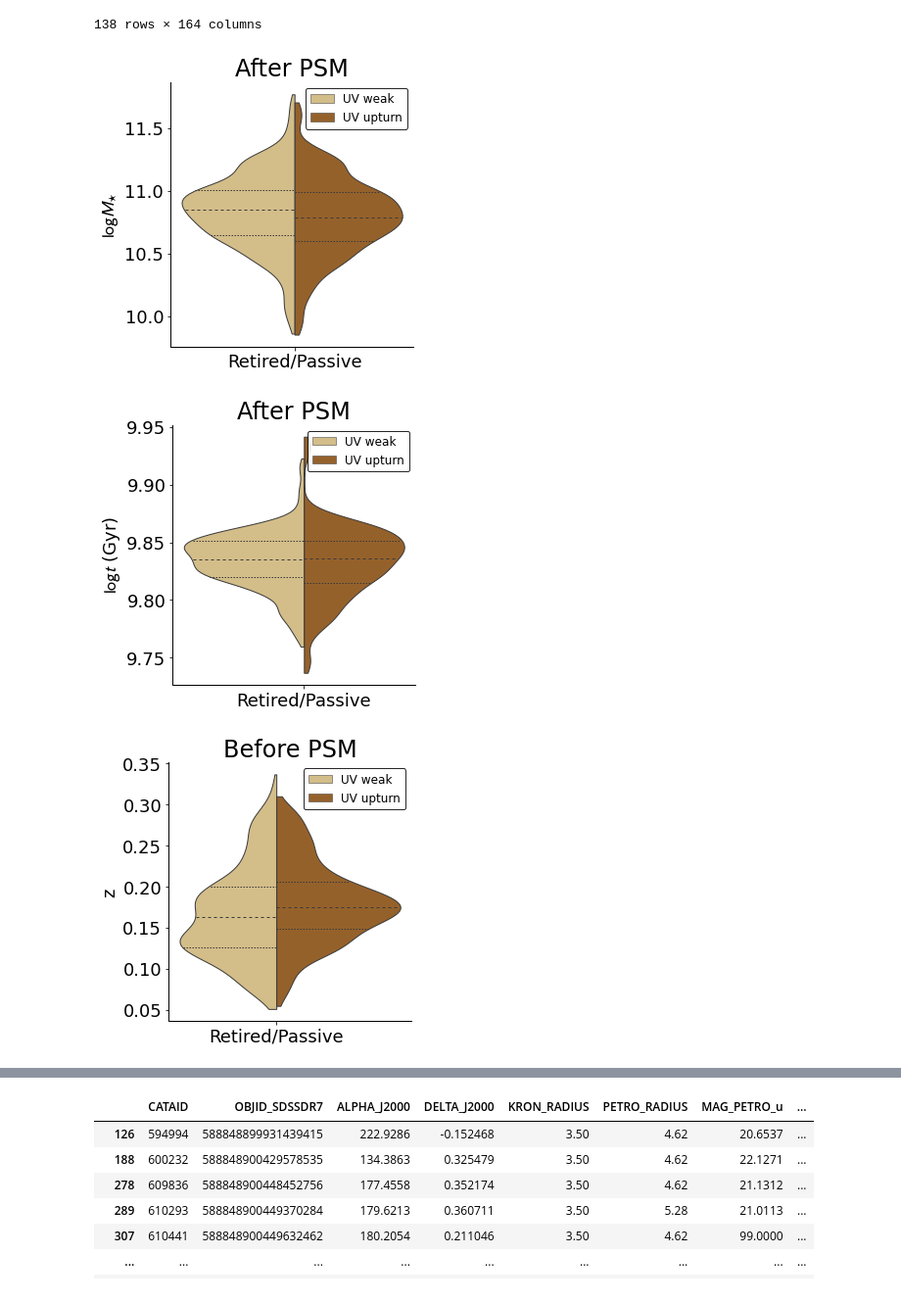
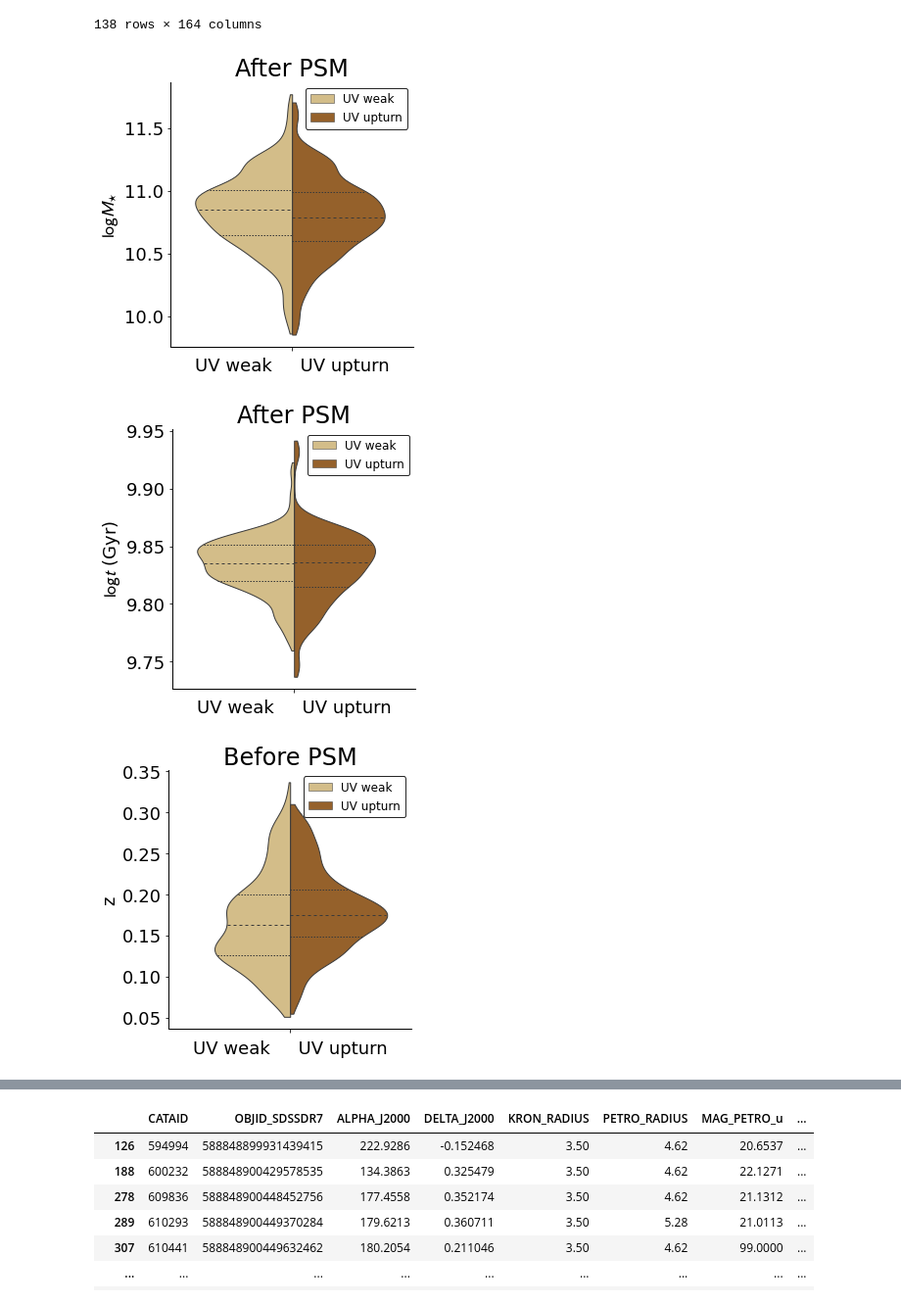
Before and after one commit to mdastro/UVupturn-RSGs, a Jupyter notebook: UV_PSM/UV PSM.ipynb, the cells around one changed output, grey strips where cells are left out. Shown at 98% size. Cells and saved outputs as stored; diff of their text form; code cells hidden in the pictures.

```diff
--- a/UV_PSM/UV PSM.ipynb
+++ b/UV_PSM/UV PSM.ipynb
@@ -363,15 +363,16 @@ leg.set_title(None)
 new_labels = ['UV weak', 'UV upturn']
 for t, l in zip(leg.texts, new_labels): t.set_text(l)
 
+vplot1.set_xticklabels(r"")
+vplot1.set_axis_labels(x_var="UV weak     UV upturn")
 plt.ylabel(r"$\log M_{\star}$")
-plt.xlabel(r"")
 plt.title(r"After PSM")
 plt.savefig(fname=os.path.join(results_path, 'psm_after_logmstar.png'))
 plt.savefig(fname=os.path.join(results_path, 'psm_after_logmstar.pdf'))
 
 plt.show()
 # %% [output]
-[figure, old version]
+[figure, new version]
 # %%
 plt.rcParams.update(plotpars)
 vplot1 = sns.catplot(x='WHAN_CLASS', y='logage', hue='UV_CLASS_YI2011', data=uv_redseq_psmed,
@@ -383,33 +384,35 @@ leg.set_title(None)
 new_labels = ['UV weak', 'UV upturn']
 for t, l in zip(leg.texts, new_labels): t.set_text(l)
 
+vplot1.set_xticklabels(r"")
+vplot1.set_axis_labels(x_var="UV weak     UV upturn")
 plt.ylabel(r"$\log t$ (Gyr)")
-plt.xlabel(r"")
 plt.title(r"After PSM")
 plt.savefig(fname=os.path.join(results_path, 'psm_after_logage.png'))
 plt.savefig(fname=os.path.join(results_path, 'psm_after_logage.pdf'))
 plt.show()
 # %% [output]
-[figure, old version]
+[figure, new version]
 # %%
 plt.rcParams.update(plotpars)
 vplot1 = sns.catplot(x='WHAN_CLASS', y='Z', hue='UV_CLASS_YI2011', data=uv_redseq_retpassive,
                      split=True, kind='violin', inner="quart",
                      palette={"UV_UPTURN": palette[1], "UV_WEAK": palette[0]}, bw=.3, cut=1, linewidth=1.,
                      x_order=['UV_UPTURN','UV_WEAK'], legend_out=False, figsize=(20,4))
 leg = vplot1.axes.flat[0].get_legend()
 leg.set_title(None)
 new_labels = ['UV weak', 'UV upturn']
 for t, l in zip(leg.texts, new_labels): t.set_text(l)
 
+vplot1.set_xticklabels(r"")
+vplot1.set_axis_labels(x_var="UV weak     UV upturn")
 plt.ylabel(r"z")
-plt.xlabel(r"")
 plt.title(r"Before PSM")
 plt.savefig(fname=os.path.join(results_path, 'psm_before_z.png'))
 plt.savefig(fname=os.path.join(results_path, 'psm_before_z.pdf'))
 plt.show()
 # %% [output]
-[figure, old version]
+[figure, new version]
 # %%
 plt.rcParams.update(plotpars)
 vplot1 = sns.catplot(x='WHAN_CLASS', y='Z', hue='UV_CLASS_YI2011', data=uv_redseq_psmed,
```
Also changed, not shown: parts of 4 cells of this notebook.
